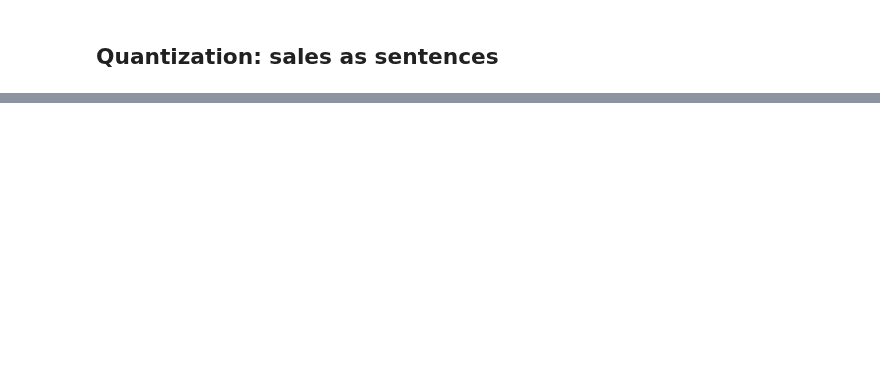
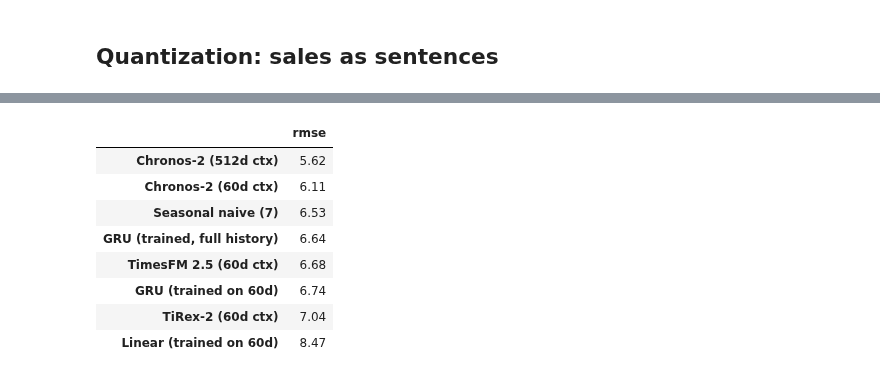
Before and after one commit to tng-konrad/time-series-with-Konrad, a Jupyter notebook: m14-tsfm.ipynb, the cells around one changed output, grey strips where cells are left out. Drawn from its saved outputs; the diff is of its cells as text; code cells hidden in the pictures; blank space fills up the shorter version.

```diff
--- a/m14-tsfm.ipynb
+++ b/m14-tsfm.ipynb
@@ -1025,28 +990,37 @@ advice and starts being a prank.
 # %%
 # foundation models get the same 60 days as context
 point, quantiles = timesfm_model.forecast(horizon=CFG.HORIZON,
                                           inputs=[cold_context.astype('float32')])
 cold_scores['TimesFM 2.5 (60d ctx)'] = forecast_metrics(actual0, point[0])['rmse']
 
-tirex_q_cold, tirex_m_cold = tirex_model.forecast(
-    context=torch.tensor(cold_context, dtype=torch.float32).unsqueeze(0),
-    prediction_length=CFG.HORIZON)
-cold_scores['TiRex (60d ctx)'] = forecast_metrics(
-    actual0, tirex_m_cold[0].numpy())['rmse']
+tirex2_q_cold, tirex2_point_cold = forecast_tirex2(
+    [cold_context], CFG.HORIZON)
+cold_scores['TiRex-2 (60d ctx)'] = forecast_metrics(
+    actual0, tirex2_point_cold[0])['rmse']
 
 q_list, mean_list = chronos_model.predict_quantiles(
     torch.tensor(cold_context, dtype=torch.float32).reshape(1, 1, -1),
     prediction_length=CFG.HORIZON, quantile_levels=CFG.QUANTILES)
 cold_scores['Chronos-2 (60d ctx)'] = forecast_metrics(
     actual0, mean_list[0][0].numpy())['rmse']
 
 # references from the full-history world, same origin and item
 cold_scores['GRU (trained, full history)'] = forecast_metrics(
     actual0, gru_forecasts[hero_key])['rmse']
 cold_scores['Chronos-2 (512d ctx)'] = forecast_metrics(
     actual0, chronos_mean[hero_key])['rmse']
 
 cold_df = pd.DataFrame.from_dict(cold_scores, orient='index',
                                  columns=['rmse']).sort_values('rmse')
 cold_df
+# %% [output]
+|  | rmse |
+| Chronos-2 (512d ctx) | 5.62 |
+| Chronos-2 (60d ctx) | 6.11 |
+| Seasonal naive (7) | 6.53 |
+| GRU (trained, full history) | 6.64 |
+| TimesFM 2.5 (60d ctx) | 6.68 |
+| GRU (trained on 60d) | 6.74 |
+| TiRex-2 (60d ctx) | 7.04 |
+| Linear (trained on 60d) | 8.47 |
 # %% [markdown]
```
Also changed, not shown: parts of 74 cells of this notebook, 5 other files.
